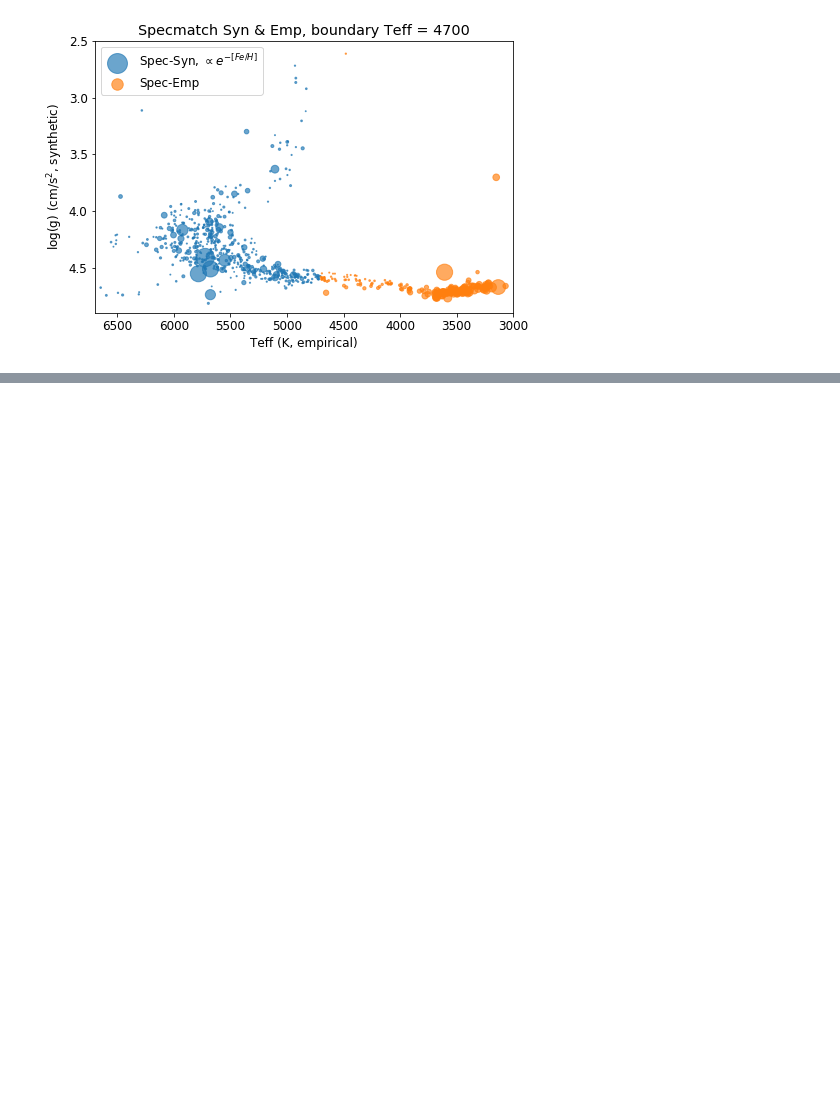
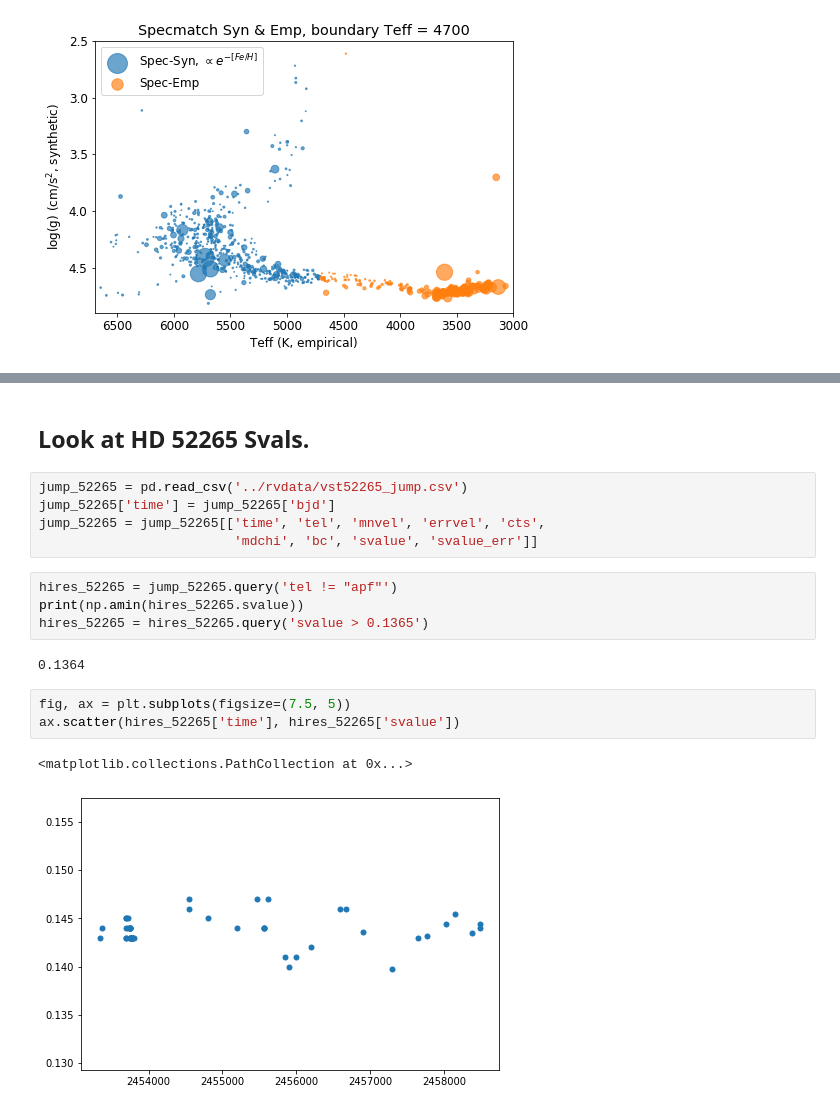
Before and after one commit to leerosenthalj/CLSI, a Jupyter notebook: Poster_plots.ipynb, the cells around one changed output, grey strips where cells are left out. Saved outputs shown, nothing was run; the diff lists cells and outputs as text; blank space fills up the shorter version.

```diff
--- a/Poster_plots.ipynb
+++ b/Poster_plots.ipynb
@@ -254,0 +271,19 @@ fig.savefig('Poster_plots/main_sequence_all.png', dpi=500)
+# %% [markdown]
+## Look at HD 52265 Svals.
+# %%
+jump_52265 = pd.read_csv('../rvdata/vst52265_jump.csv')
+jump_52265['time'] = jump_52265['bjd']
+jump_52265 = jump_52265[['time', 'tel', 'mnvel', 'errvel', 'cts',
+                         'mdchi', 'bc', 'svalue', 'svalue_err']]
+# %%
+hires_52265 = jump_52265.query('tel != "apf"')
+print(np.amin(hires_52265.svalue))
+hires_52265 = hires_52265.query('svalue > 0.1365')
+# %% [output]
+0.1364
+# %%
+fig, ax = plt.subplots(figsize=(7.5, 5))
+ax.scatter(hires_52265['time'], hires_52265['svalue'])
+# %% [output]
+<matplotlib.collections.PathCollection at 0x...>
+[figure, added]
```
Also changed, not shown: parts of 8 cells of this notebook, 9 other files.
